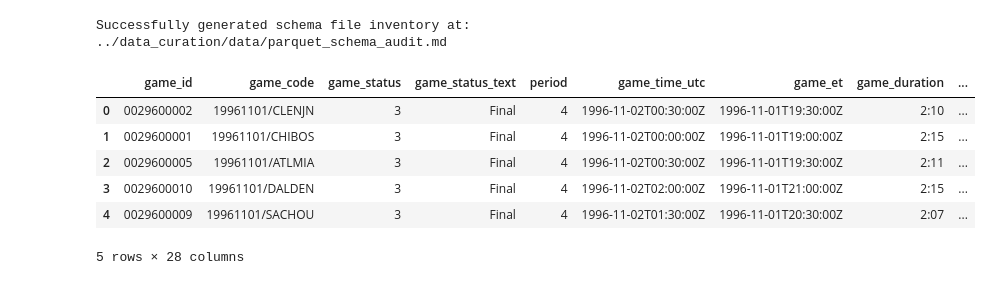
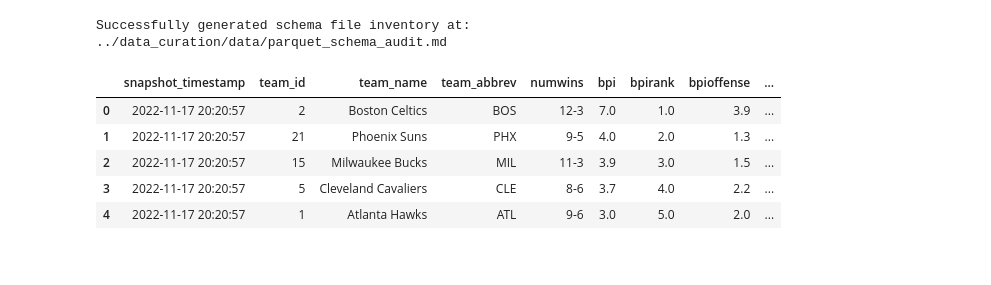
Before and after one commit to michael-haroon/nba, a Jupyter notebook: notebooks/tedious.ipynb, the cells around one changed output. Cells and saved outputs as stored; diff of their text form; code cells hidden in the pictures.

```diff
--- a/notebooks/tedious.ipynb
+++ b/notebooks/tedious.ipynb
@@ -774,13 +774,12 @@ generate_schema_markdown(TARGET_DIR, OUTPUT_FILE)
 # %% [output]
 Successfully generated schema file inventory at: ../data_curation/data/parquet_schema_audit.md
 # %%
-df = pd.read_parquet('../data_curation/data/BoxScoresSummary.parquet')
+df = pd.read_parquet('../data_curation/data/BPI.parquet')
 df.head()
 # %% [output]
-|  | game_id | game_code | game_status | game_status_text | period | game_time_utc | game_et | game_duration | ... |
-| 0 | 0029600002 | 19961101/CLENJN | 3 | Final | 4 | 1996-11-02T00:30:00Z | 1996-11-01T19:30:00Z | 2:10 | ... |
-| 1 | 0029600001 | 19961101/CHIBOS | 3 | Final | 4 | 1996-11-02T00:00:00Z | 1996-11-01T19:00:00Z | 2:15 | ... |
-| 2 | 0029600005 | 19961101/ATLMIA | 3 | Final | 4 | 1996-11-02T00:30:00Z | 1996-11-01T19:30:00Z | 2:11 | ... |
-| 3 | 0029600010 | 19961101/DALDEN | 3 | Final | 4 | 1996-11-02T02:00:00Z | 1996-11-01T21:00:00Z | 2:15 | ... |
-| 4 | 0029600009 | 19961101/SACHOU | 3 | Final | 4 | 1996-11-02T01:30:00Z | 1996-11-01T20:30:00Z | 2:07 | ... |
+|  | snapshot_timestamp | team_id | team_name | team_abbrev | numwins | bpi | bpirank | bpioffense | ... |
+| 0 | 2022-11-17 20:20:57 | 2 | Boston Celtics | BOS | 12-3 | 7.0 | 1.0 | 3.9 | ... |
+| 1 | 2022-11-17 20:20:57 | 21 | Phoenix Suns | PHX | 9-5 | 4.0 | 2.0 | 1.3 | ... |
+| 2 | 2022-11-17 20:20:57 | 15 | Milwaukee Bucks | MIL | 11-3 | 3.9 | 3.0 | 1.5 | ... |
+| 3 | 2022-11-17 20:20:57 | 5 | Cleveland Cavaliers | CLE | 8-6 | 3.7 | 4.0 | 2.2 | ... |
+| 4 | 2022-11-17 20:20:57 | 1 | Atlanta Hawks | ATL | 9-6 | 3.0 | 5.0 | 2.0 | ... |
-5 rows × 28 columns
```
Also changed, not shown: parts of 2 cells of this notebook, 14 other files.
